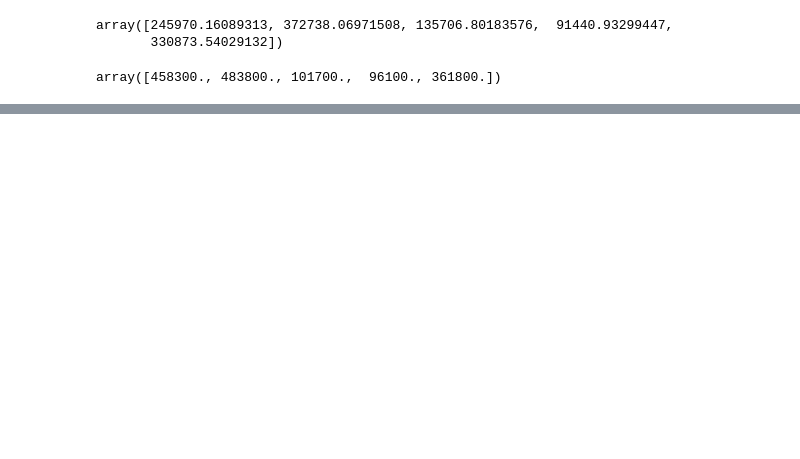
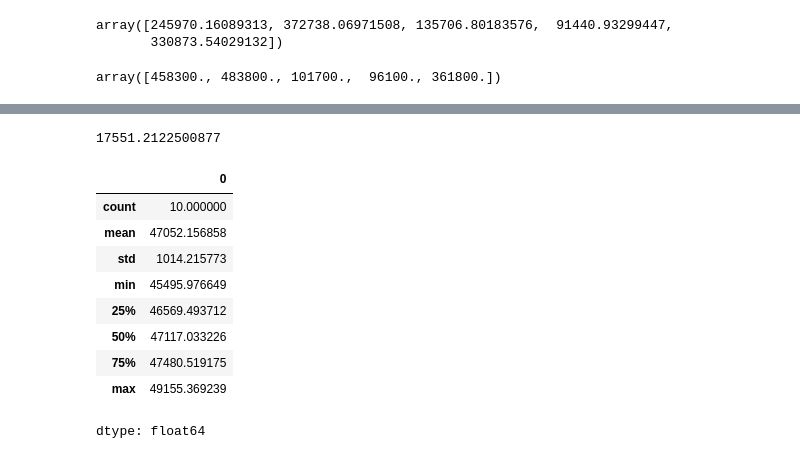
Before and after one commit to 19mddill/ML_Aurelien, a Jupyter notebook: california_housing.ipynb, the cells around one changed output, grey strips where cells are left out. Drawn from its saved outputs; the diff is of its cells as text; code cells hidden in the pictures; blank space fills up the shorter version.

```diff
--- a/california_housing.ipynb
+++ b/california_housing.ipynb
@@ -1027,0 +1099,5 @@ array([458300., 483800., 101700.,  96100., 361800.])
+# %%
+   from sklearn.ensemble import RandomForestRegressor
+
+   forest_reg = make_pipeline(preprocessing,RandomForestRegressor(random_state=42))
+   forest_reg.fit(housing,housing_labels)
@@ -1027,0 +1122,22 @@ array([458300., 483800., 101700.,  96100., 361800.])
+# %%
+housing_predictions = forest_reg.predict(housing)
+forest_rmse = root_mean_squared_error(housing_labels, housing_predictions)
+forest_rmse
+# %% [output]
+17551.2122500877
+# %%
+forest_rmses = -cross_val_score(forest_reg, housing, housing_labels,
+                                scoring="neg_root_mean_squared_error", cv=10)
+# %%
+pd.Series(forest_rmses).describe()
+# %% [output]
+|  | 0 |
+| count | 10.000000 |
+| mean | 47052.156858 |
+| std | 1014.215773 |
+| min | 45495.976649 |
+| 25% | 46569.493712 |
+| 50% | 47117.033226 |
+| 75% | 47480.519175 |
+| max | 49155.369239 |
+dtype: float64
```
Also changed, not shown: parts of 11 cells of this notebook.
